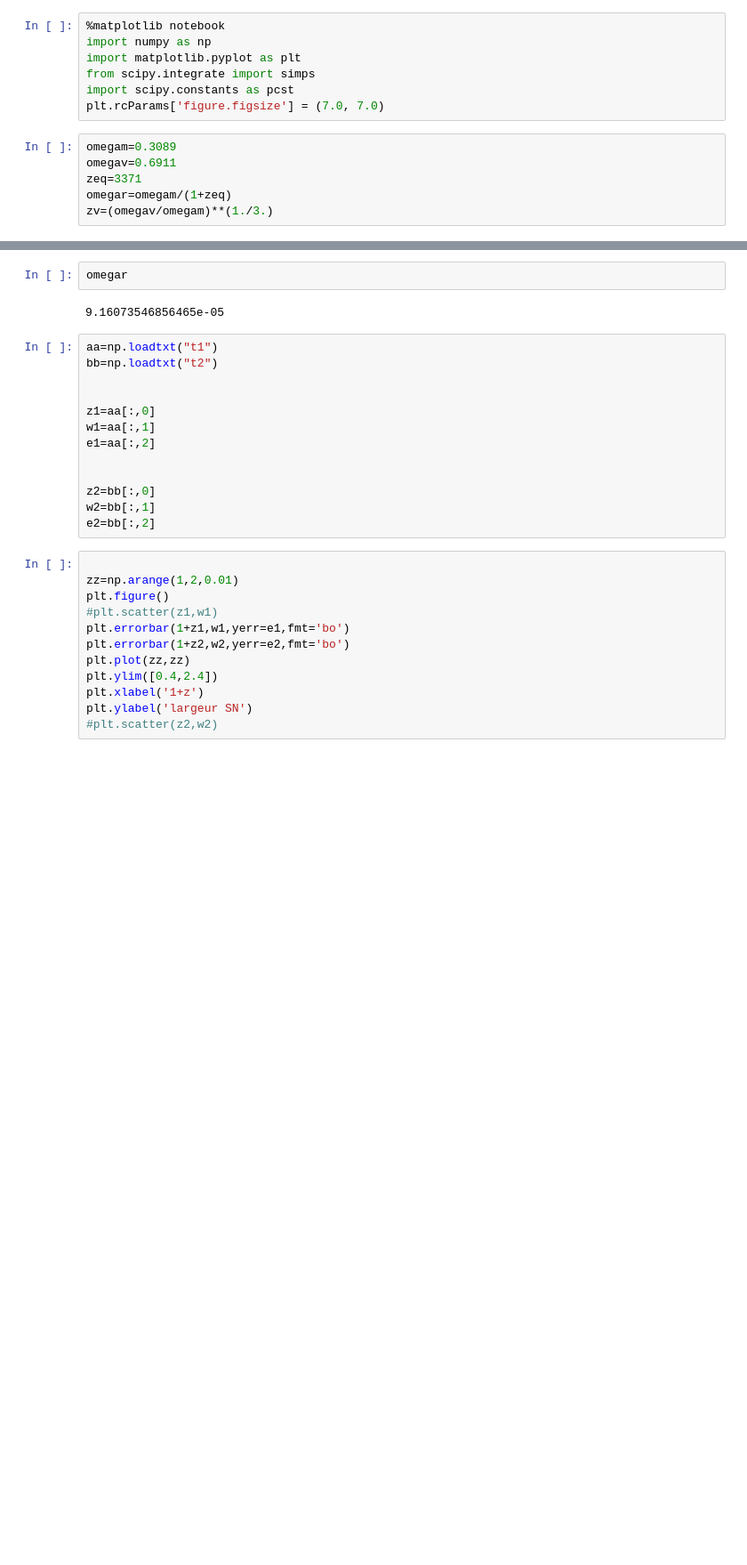
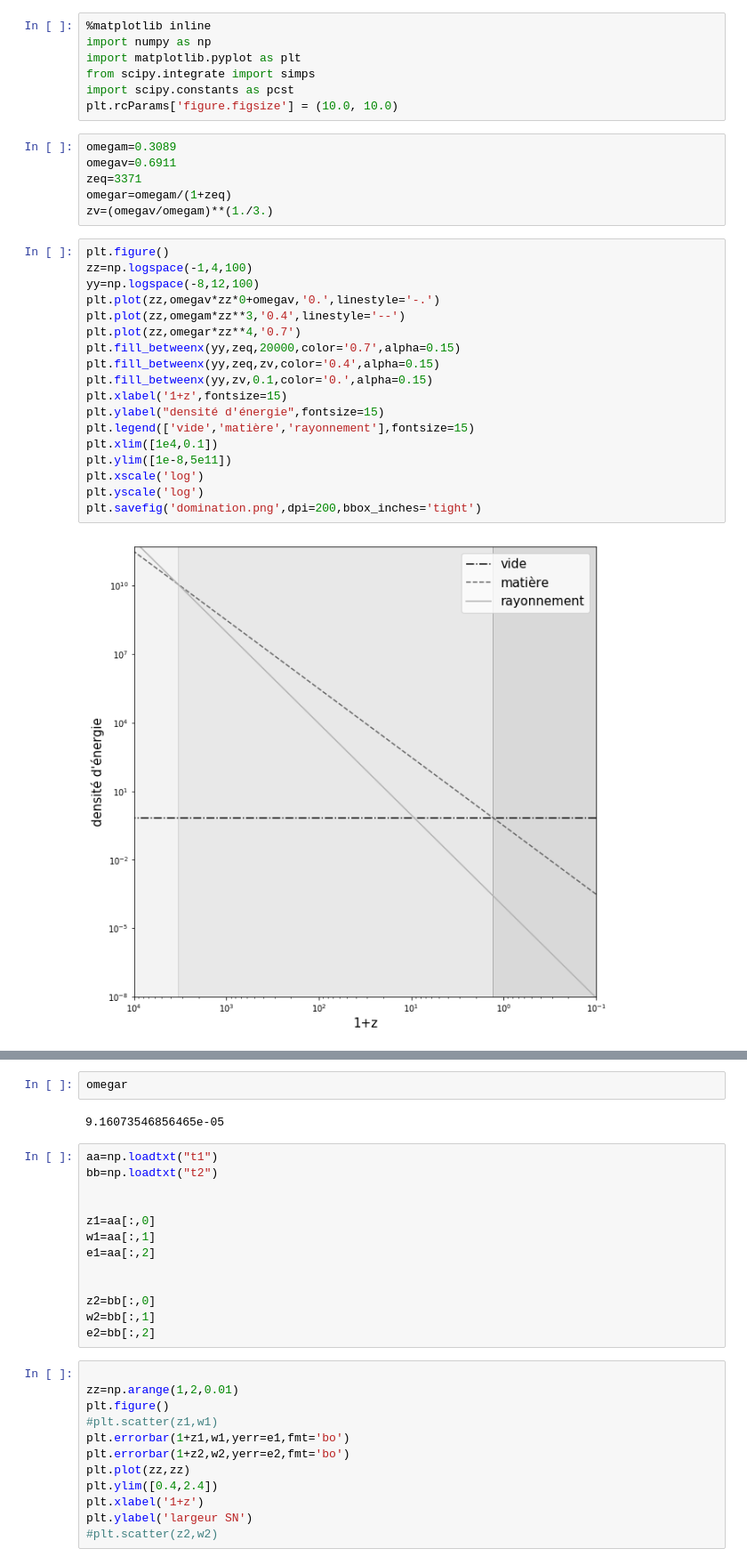
Before and after one commit to domaubert/LCosmo, a Jupyter notebook: datafig/domination/plotdomination.ipynb, the cells around one changed output, grey strips where cells are left out. Shown at 89% size. Cells and saved outputs as stored; diff of their text form; blank space fills up the shorter version.

```diff
--- a/datafig/domination/plotdomination.ipynb
+++ b/datafig/domination/plotdomination.ipynb
@@ -1,16 +1,36 @@
 # %%
-%matplotlib notebook
+%matplotlib inline
 import numpy as np
 import matplotlib.pyplot as plt
 from scipy.integrate import simps
 import scipy.constants as pcst
-plt.rcParams['figure.figsize'] = (7.0, 7.0)
+plt.rcParams['figure.figsize'] = (10.0, 10.0)
 # %%
 omegam=0.3089
 omegav=0.6911
 zeq=3371
 omegar=omegam/(1+zeq)
 zv=(omegav/omegam)**(1./3.)
+# %%
+plt.figure()
+zz=np.logspace(-1,4,100)
+yy=np.logspace(-8,12,100)
+plt.plot(zz,omegav*zz*0+omegav,'0.',linestyle='-.')
+plt.plot(zz,omegam*zz**3,'0.4',linestyle='--')
+plt.plot(zz,omegar*zz**4,'0.7')
+plt.fill_betweenx(yy,zeq,20000,color='0.7',alpha=0.15)
+plt.fill_betweenx(yy,zeq,zv,color='0.4',alpha=0.15)
+plt.fill_betweenx(yy,zv,0.1,color='0.',alpha=0.15)
+plt.xlabel('1+z',fontsize=15)
+plt.ylabel("densité d'énergie",fontsize=15)
+plt.legend(['vide','matière','rayonnement'],fontsize=15)
+plt.xlim([1e4,0.1])
+plt.ylim([1e-8,5e11])
+plt.xscale('log')
+plt.yscale('log')
+plt.savefig('domination.png',dpi=200,bbox_inches='tight')
+# %% [output]
+[figure, added]
 # %%
 plt.figure()
 zz=np.logspace(-1,4,100)
```
Also changed, not shown: parts of 1 cell of this notebook, 39 other files.
